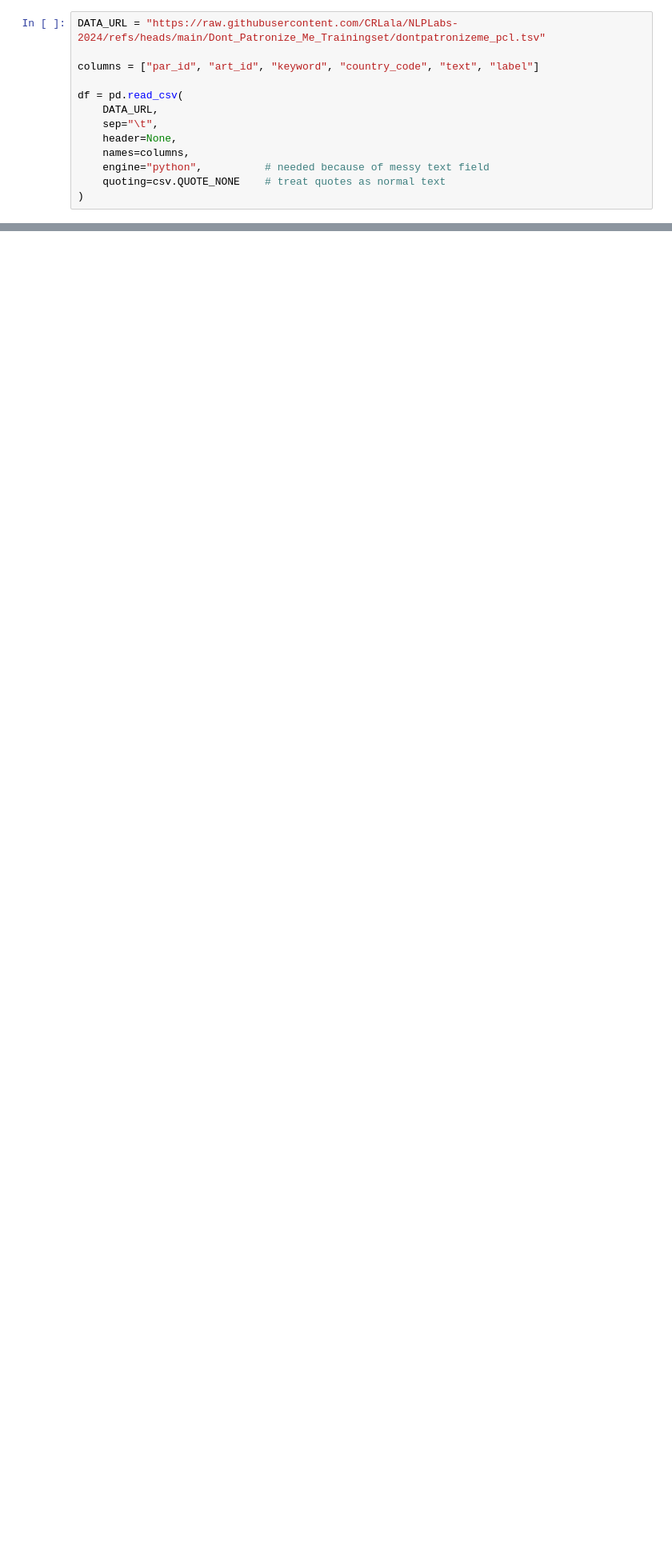
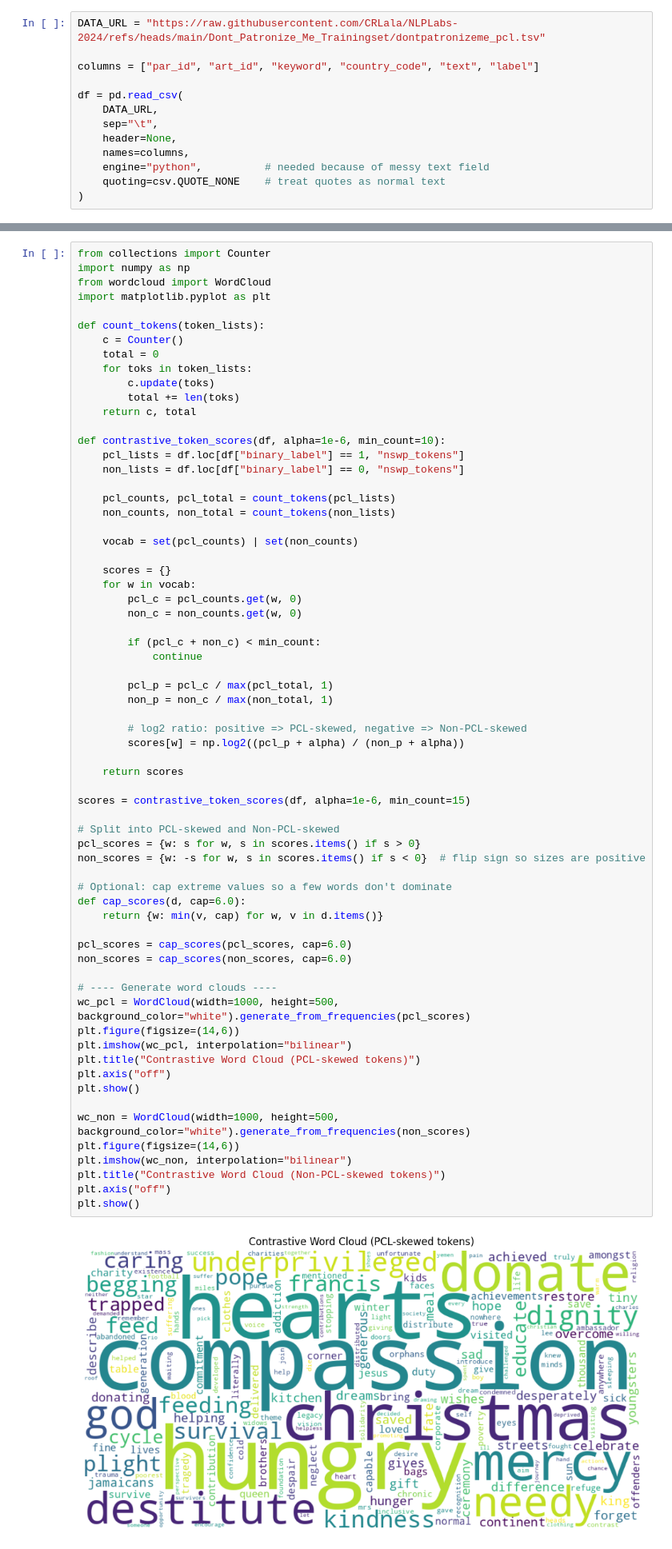
Before and after one commit to jCabala/ICL_NLP_Coursework, a Jupyter notebook: EDA.ipynb, the cells around one changed output, grey strips where cells are left out. Shown at 80% size. Cells and saved outputs as stored; diff of their text form; blank space fills up the shorter version.

```diff
--- a/EDA.ipynb
+++ b/EDA.ipynb
@@ -80,0 +853,68 @@ LookupError:
+# %%
+from collections import Counter
+import numpy as np
+from wordcloud import WordCloud
+import matplotlib.pyplot as plt
+
+def count_tokens(token_lists):
+    c = Counter()
+    total = 0
+    for toks in token_lists:
+        c.update(toks)
+        total += len(toks)
+    return c, total
+
+def contrastive_token_scores(df, alpha=1e-6, min_count=10):
+    pcl_lists = df.loc[df["binary_label"] == 1, "nswp_tokens"]
+    non_lists = df.loc[df["binary_label"] == 0, "nswp_tokens"]
+
+    pcl_counts, pcl_total = count_tokens(pcl_lists)
+    non_counts, non_total = count_tokens(non_lists)
+
+    vocab = set(pcl_counts) | set(non_counts)
+
+    scores = {}
+    for w in vocab:
+        pcl_c = pcl_counts.get(w, 0)
+        non_c = non_counts.get(w, 0)
+
+        if (pcl_c + non_c) < min_count:
+            continue
+
+        pcl_p = pcl_c / max(pcl_total, 1)
+        non_p = non_c / max(non_total, 1)
+
+        # log2 ratio: positive => PCL-skewed, negative => Non-PCL-skewed
+        scores[w] = np.log2((pcl_p + alpha) / (non_p + alpha))
+
+    return scores
+
+scores = contrastive_token_scores(df, alpha=1e-6, min_count=15)
+
+# Split into PCL-skewed and Non-PCL-skewed
+pcl_scores = {w: s for w, s in scores.items() if s > 0}
+non_scores = {w: -s for w, s in scores.items() if s < 0}  # flip sign so sizes are positive
+
+# Optional: cap extreme values so a few words don't dominate
+def cap_scores(d, cap=6.0):
+    return {w: min(v, cap) for w, v in d.items()}
+
+pcl_scores = cap_scores(pcl_scores, cap=6.0)
+non_scores = cap_scores(non_scores, cap=6.0)
+
+# ---- Generate word clouds ----
+wc_pcl = WordCloud(width=1000, height=500, background_color="white").generate_from_frequencies(pcl_scores)
+plt.figure(figsize=(14,6))
+plt.imshow(wc_pcl, interpolation="bilinear")
+plt.title("Contrastive Word Cloud (PCL-skewed tokens)")
+plt.axis("off")
+plt.show()
+
+wc_non = WordCloud(width=1000, height=500, background_color="white").generate_from_frequencies(non_scores)
+plt.figure(figsize=(14,6))
+plt.imshow(wc_non, interpolation="bilinear")
+plt.title("Contrastive Word Cloud (Non-PCL-skewed tokens)")
+plt.axis("off")
+plt.show()
+# %% [output]
+[figure, added]
```
Also changed, not shown: parts of 48 cells of this notebook.
